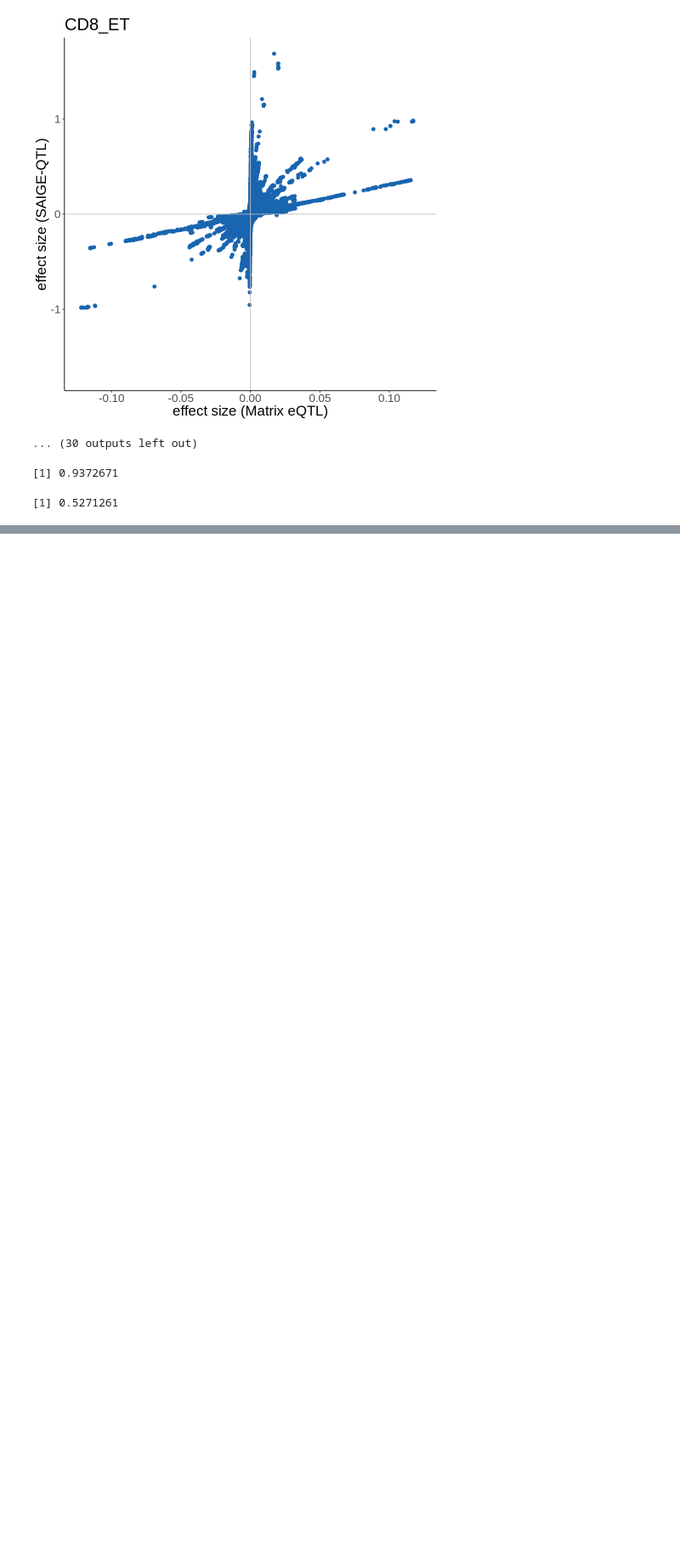
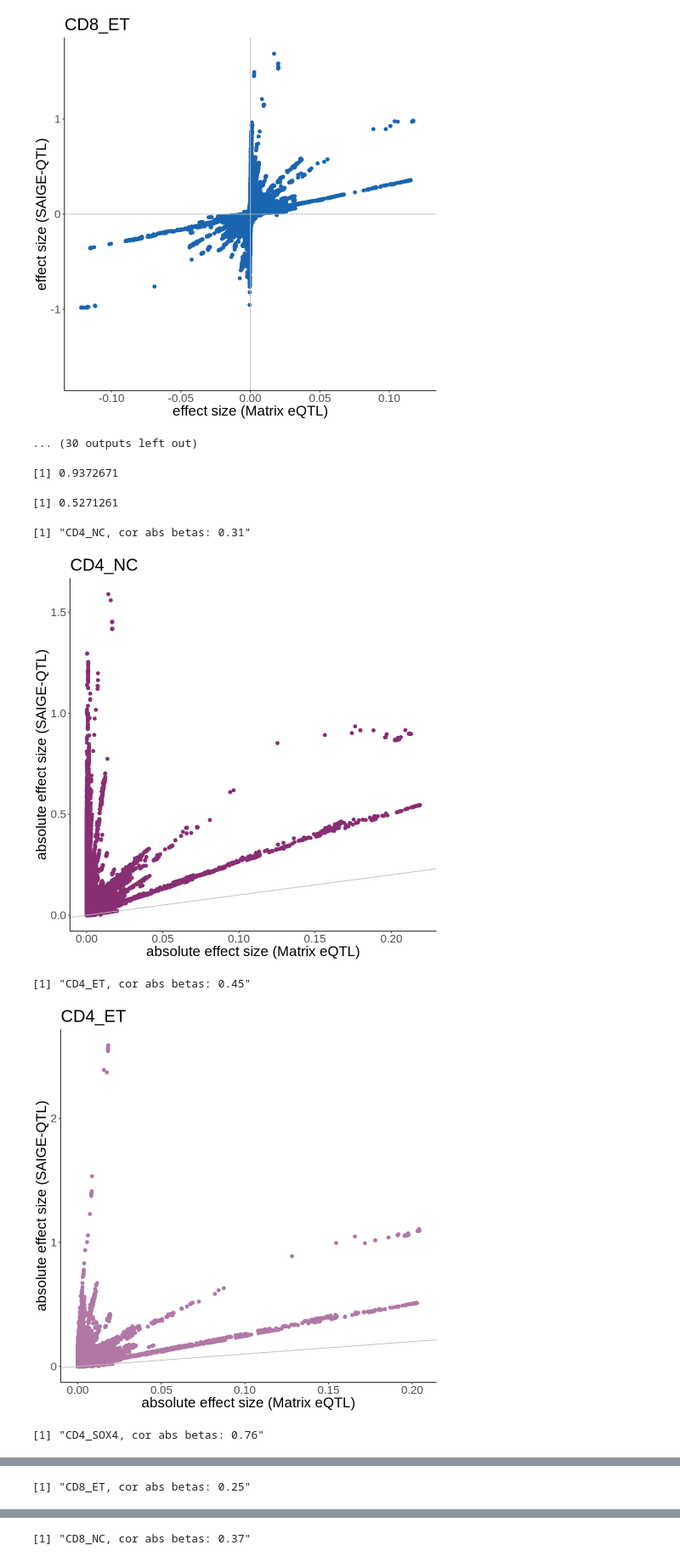
Before and after one commit to annacuomo/SAIGE_QTL_analyses, a Jupyter notebook: Figures/Plotting_Notebooks/saige_qtl/pvals_and_betas_concordance_plots.ipynb, the cells around one changed output, grey strips where cells are left out. Shown at 85% size. Saved outputs shown, nothing was run; the diff lists cells and outputs as text; code cells hidden in the pictures; blank space fills up the shorter version.

Commit message:
add abs betas

```diff
--- a/Figures/Plotting_Notebooks/saige_qtl/pvals_and_betas_concordance_plots.ipynb
+++ b/Figures/Plotting_Notebooks/saige_qtl/pvals_and_betas_concordance_plots.ipynb
@@ -158,3 +158,35 @@ mean(cors_betas)
 # %% [output]
 [1] 0.9372671
 [1] 0.5271261
+# %%
+options(repr.plot.width = 8, repr.plot.height = 8)
+cors_betas = c()
+for (ct in celltypes){
+    # load combined results
+    df_both = fread(paste0(output_dir,"combined_",ct,".csv"))
+    # establish plot colour based on cell type
+    col = df_colours[df_colours$celltype == ct,"colours"]
+    # plot betas
+    M_saige = max(abs(df_both$beta_saige))
+    M_matrix = max(abs(df_both$beta_matrix))
+    p = ggplot(df_both, aes(x=abs(beta_matrix), y=abs(beta_saige))) + geom_point(col=col, size=2)
+    p = p + geom_abline(slope = 1, intercept = 0, col = "gray") + theme_classic()
+    p = p + theme(text = element_text(size=20)) + xlim(c(0,M_matrix)) + ylim(c(0,M_saige))
+    p = p + xlab("absolute effect size (Matrix eQTL)") + ylab("absolute effect size (SAIGE-QTL)")
+    p = p + ggtitle(ct)
+    print(p)
+    # save
+    pdf(paste0(fig_dir,ct,"_abs_betas_scatter.pdf"), width=8, height=8)
+    print(p)
+    dev.off()
+    # print correlations
+    cor_betas = cor(abs(df_both$beta_matrix), abs(df_both$beta_saige))
+    print(paste0(ct,", cor abs betas: ",round(cor_betas,digits=2)))
+    cors_betas = c(cors_betas, cor_betas)
+}
+# %% [output]
+[1] "CD4_NC, cor abs betas: 0.31"
+[figure, added]
+[1] "CD4_ET, cor abs betas: 0.45"
+[figure, added]
+[1] "CD4_SOX4, cor abs betas: 0.76"
@@ -160,0 +194 @@ mean(cors_betas)
+[1] "CD8_ET, cor abs betas: 0.25"
@@ -160,0 +196 @@ mean(cors_betas)
+[1] "CD8_NC, cor abs betas: 0.37"
```
Also changed, not shown: parts of 2 cells of this notebook.
